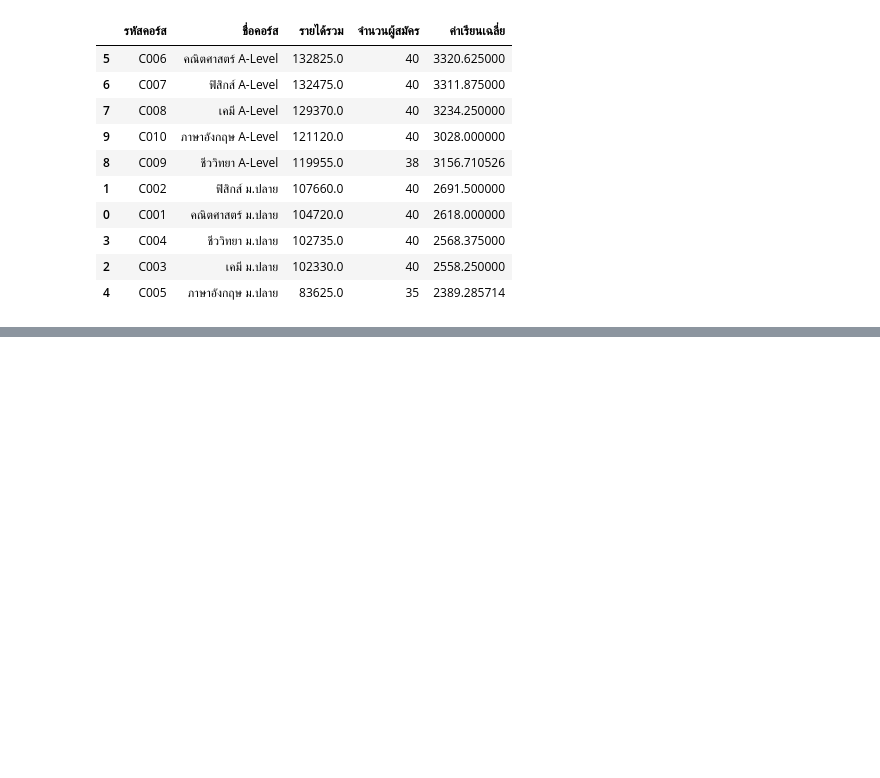
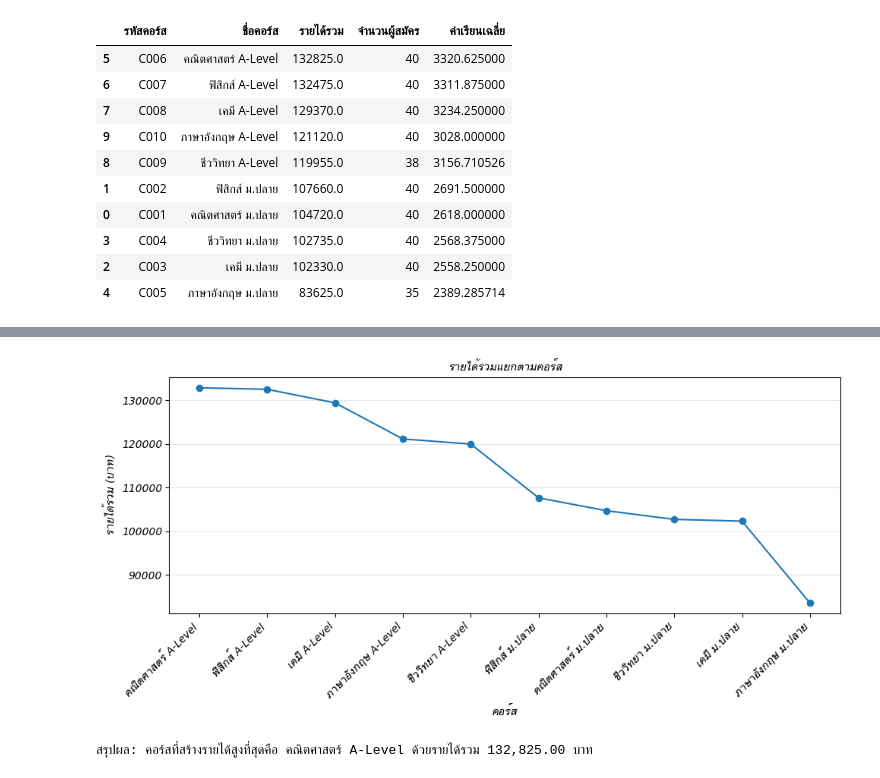
Before and after one commit to stylekkm051049-bit/Project, a Jupyter notebook: กลุ่ม11โรงเรียนกวดวิชา.ipynb, the cells around one changed output, grey strips where cells are left out. Cells and saved outputs as stored; diff of their text form; code cells hidden in the pictures; blank space fills up the shorter version.

```diff
--- a/กลุ่ม11โรงเรียนกวดวิชา.ipynb
+++ b/กลุ่ม11โรงเรียนกวดวิชา.ipynb
@@ -1103,0 +1325,19 @@ display(q2_pandas)
+# %%
+# กราฟ 2: รายได้ของแต่ละคอร์ส
+# Line Chart
+plt.figure(figsize=(10, 5))
+plt.plot( q2_pandas["ชื่อคอร์ส"], q2_pandas["รายได้รวม"], marker="o" )
+plt.title( "รายได้รวมแยกตามคอร์ส", fontproperties=thai_font )
+plt.xlabel( "คอร์ส", fontproperties=thai_font )
+plt.ylabel( "รายได้รวม (บาท)", fontproperties=thai_font )
+plt.xticks( rotation=45, ha="right", fontproperties=thai_font )
+plt.yticks(fontproperties=thai_font)
+plt.grid(axis="y", alpha=0.3)
+plt.tight_layout()
+plt.show()
+
+top_revenue = q2_pandas.iloc[0]
+print( "สรุปผล: คอร์สที่สร้างรายได้สูงที่สุดคือ", top_revenue["ชื่อคอร์ส"], "ด้วยรายได้รวม", f"{top_revenue['รายได้รวม']:,.2f}", "บาท" )
+# %% [output]
+[figure, added]
+สรุปผล: คอร์สที่สร้างรายได้สูงที่สุดคือ คณิตศาสตร์ A-Level ด้วยรายได้รวม 132,825.00 บาท
```
Also changed, not shown: parts of 13 cells of this notebook.
